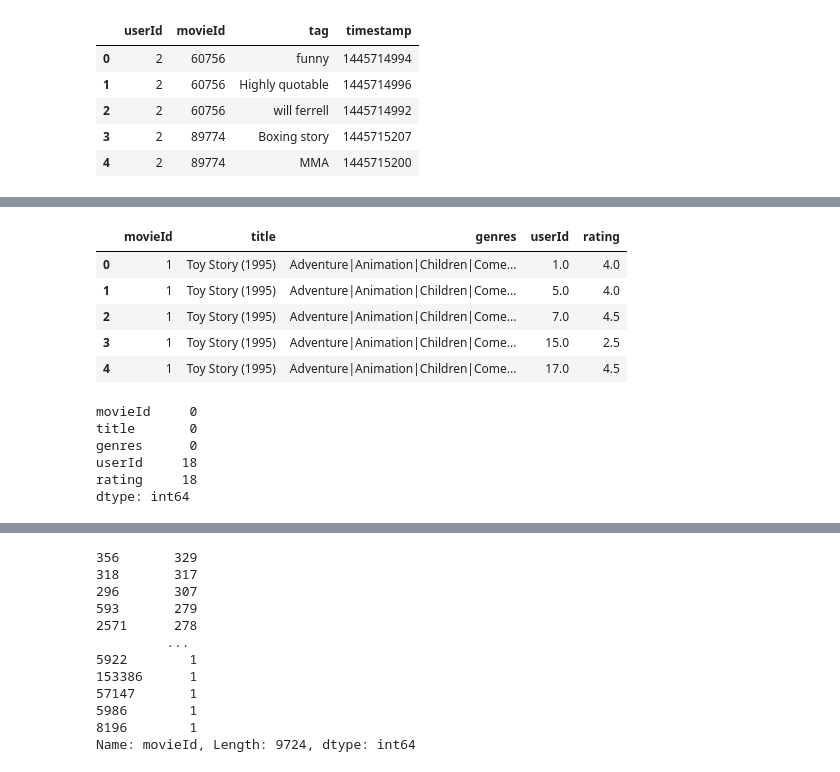
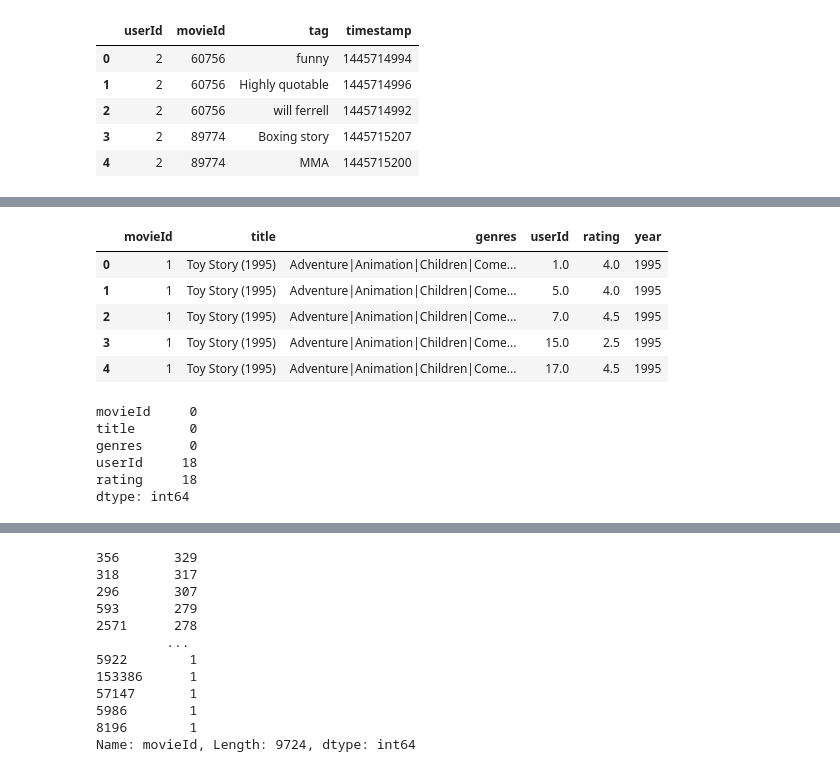
Before and after one commit to adinas94/MovieLens-Recommendation-System, a Jupyter notebook: Data/Data Cleaning.ipynb, the cells around one changed output, grey strips where cells are left out. Drawn from its saved outputs; the diff is of its cells as text; code cells hidden in the pictures.

```diff
--- a/Data/Data Cleaning.ipynb
+++ b/Data/Data Cleaning.ipynb
@@ -101,23 +94,26 @@ None
 data = df.drop(['timestamp'], axis=1)
+# %%
+#Add a feature 'year' that shows which year the movie is from
+data['year'] = data['title'].str.extract('.*\((.*)\).*',expand = False)
+data.head(5)
+# %% [output]
+|  | movieId | title | genres | userId | rating | year |
+| 0 | 1 | Toy Story (1995) | Adventure|Animation|Children|Come... | 1.0 | 4.0 | 1995 |
+| 1 | 1 | Toy Story (1995) | Adventure|Animation|Children|Come... | 5.0 | 4.0 | 1995 |
+| 2 | 1 | Toy Story (1995) | Adventure|Animation|Children|Come... | 7.0 | 4.5 | 1995 |
+| 3 | 1 | Toy Story (1995) | Adventure|Animation|Children|Come... | 15.0 | 2.5 | 1995 |
+| 4 | 1 | Toy Story (1995) | Adventure|Animation|Children|Come... | 17.0 | 4.5 | 1995 |
 # %%
 
 # data.drop_duplicates(inplace=True)
-# %%
-data.head()
-# %% [output]
-|  | movieId | title | genres | userId | rating |
-| 0 | 1 | Toy Story (1995) | Adventure|Animation|Children|Come... | 1.0 | 4.0 |
-| 1 | 1 | Toy Story (1995) | Adventure|Animation|Children|Come... | 5.0 | 4.0 |
-| 2 | 1 | Toy Story (1995) | Adventure|Animation|Children|Come... | 7.0 | 4.5 |
-| 3 | 1 | Toy Story (1995) | Adventure|Animation|Children|Come... | 15.0 | 2.5 |
-| 4 | 1 | Toy Story (1995) | Adventure|Animation|Children|Come... | 17.0 | 4.5 |
-# %%
-data.isna().sum()
-# %% [output]
-movieId     0
-title       0
-genres      0
-userId     18
-rating     18
-dtype: int64
+# %%
+#Check for NA values
+data.isna().sum()
+# %% [output]
+movieId     0
+title       0
+genres      0
+userId     18
+rating     18
+dtype: int64
 # %%
```
Also changed, not shown: parts of 19 cells of this notebook.
